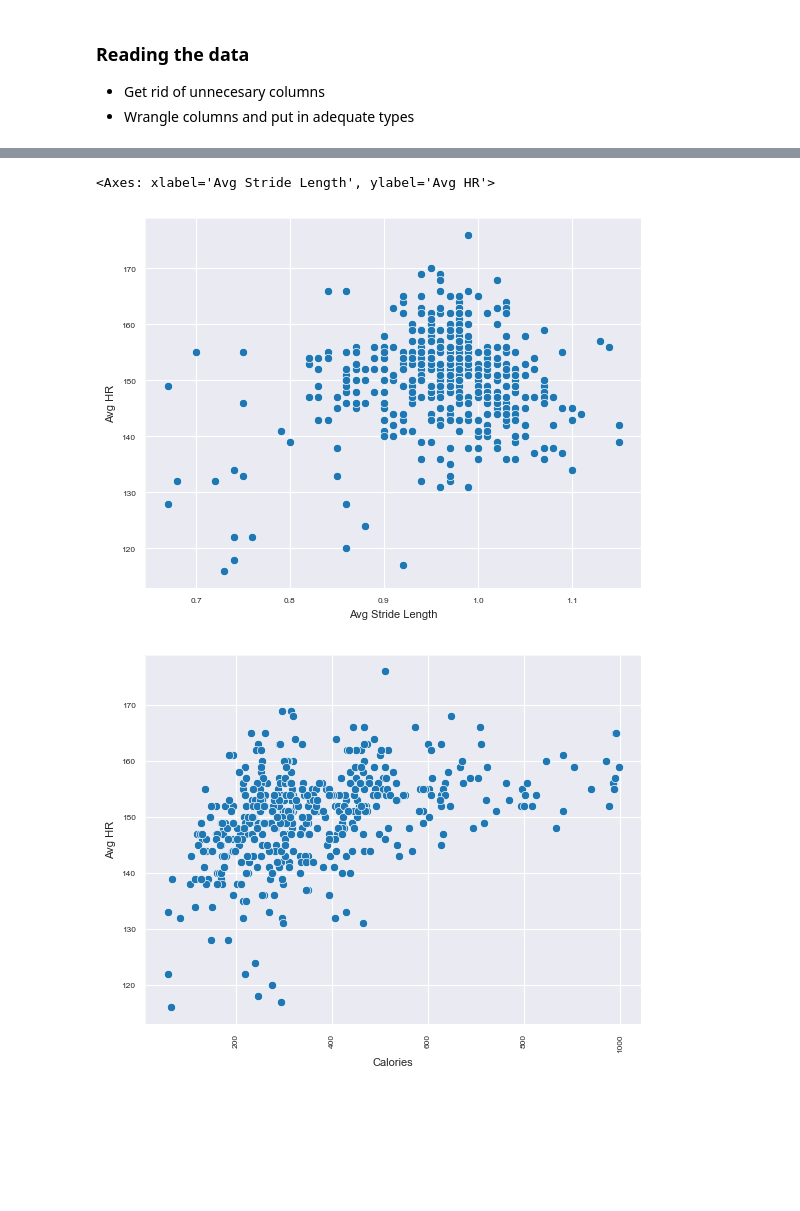
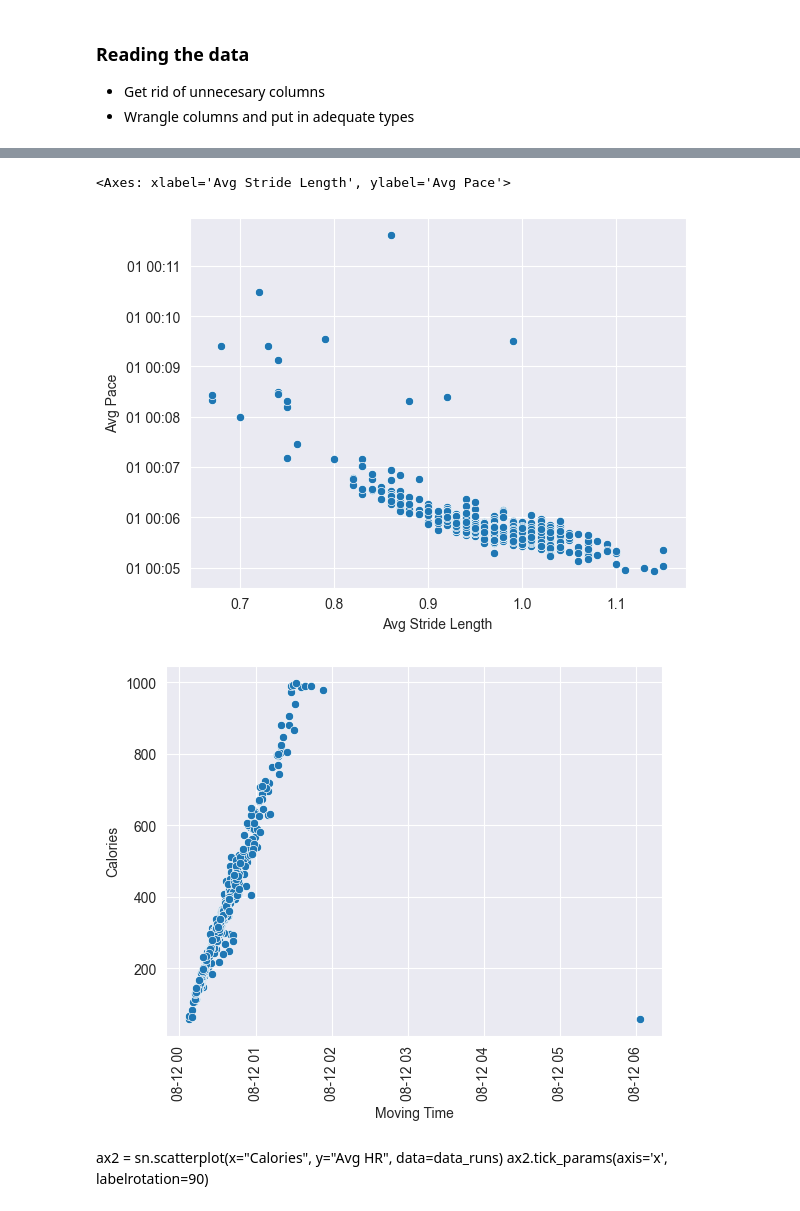
Before and after one commit to jsaraviadrago/Misc-Portfolio, a Jupyter notebook: 8. Running activity/Script_runs.ipynb, the cells around one changed output, grey strips where cells are left out. Cells and saved outputs as stored; diff of their text form; code cells hidden in the pictures; blank space fills up the shorter version.

```diff
--- a/8. Running activity/Script_runs.ipynb
+++ b/8. Running activity/Script_runs.ipynb
@@ -62,14 +89,19 @@ ax.tick_params(axis='x', labelrotation=90)
 # %%
 sn.scatterplot(x="Avg Stride Length",
-                    y="Avg HR",
+                    y="Avg Pace",
                     data=data_runs)
 # %% [output]
-<Axes: xlabel='Avg Stride Length', ylabel='Avg HR'>
+<Axes: xlabel='Avg Stride Length', ylabel='Avg Pace'>
-[figure, old version]
+[figure, new version]
 # %%
-ax2 = sn.scatterplot(x="Calories",
-                    y="Avg HR",
+ax2 = sn.scatterplot(x="Moving Time",
+                    y="Calories",
                     data=data_runs)
 ax2.tick_params(axis='x', labelrotation=90)
 # %% [output]
-[figure, old version]
+[figure, new version]
+# %% [markdown]
+ax2 = sn.scatterplot(x="Calories",
+                    y="Avg HR",
+                    data=data_runs)
+ax2.tick_params(axis='x', labelrotation=90)
```
Also changed, not shown: parts of 8 cells of this notebook.
